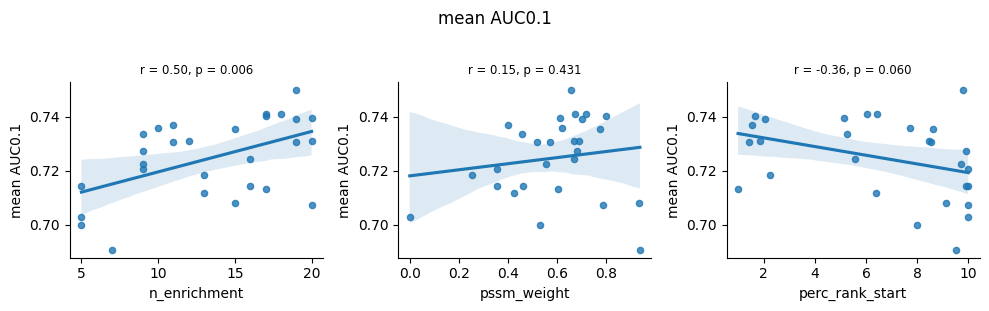
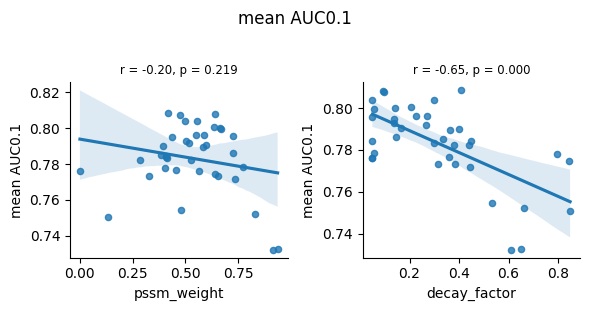
The notebook cell's code change between the first figure and the second:
--- before
+++ after
@@ -1,9 +1,10 @@
-from scipy import stats
+df = pd.read_csv('optimizer_runs/bayes_history.csv')
+df = df[df['step'] == 3]
 
-params = ['n_enrichment', 'pssm_weight', 'perc_rank_start']
+params = ['pssm_weight', 'decay_factor']
 peptides = df['peptide'].unique()
 
 # mean auc01 correlations
-fig, axes = plt.subplots(1, 3, figsize=(10, 3))
+fig, axes = plt.subplots(1, 2, figsize=(6, 3))
 for ax, param in zip(axes, params):
     df_corr = df[['mean_auc01', param]].drop_duplicates()
@@ -20,5 +21,5 @@
 for peptide in peptides:
     df_pep = df[df['peptide'] == peptide]
-    fig, axes = plt.subplots(1, 3, figsize=(10, 3))
+    fig, axes = plt.subplots(1, 2, figsize=(6, 3))
     for ax, param in zip(axes, params):
         r, p = stats.pearsonr(df_pep[param], df_pep['auc01'])

Commit: update